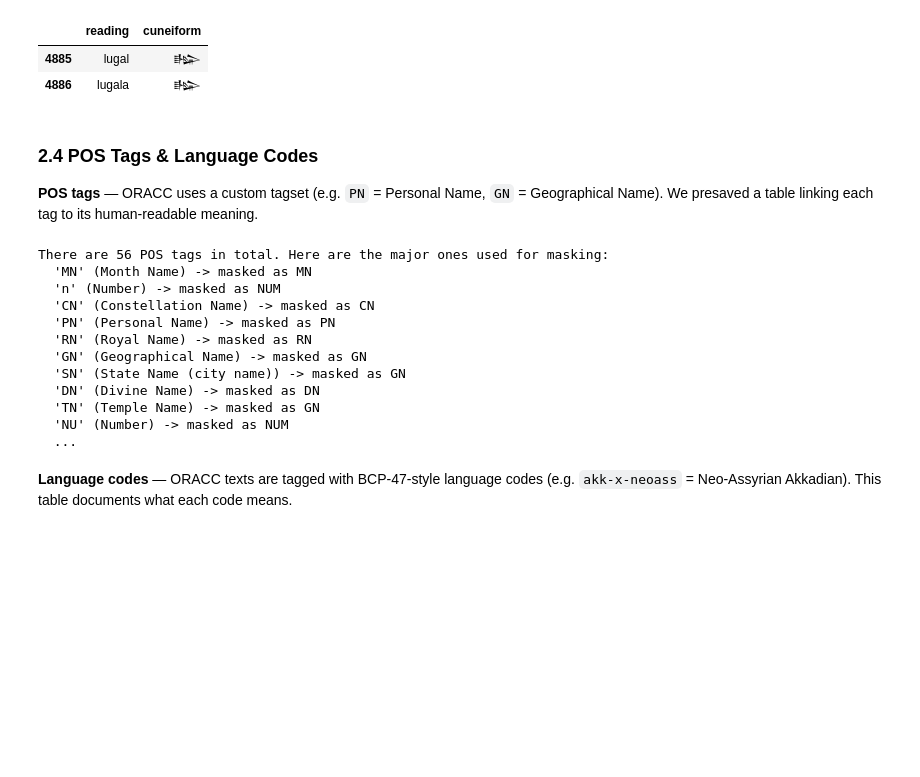
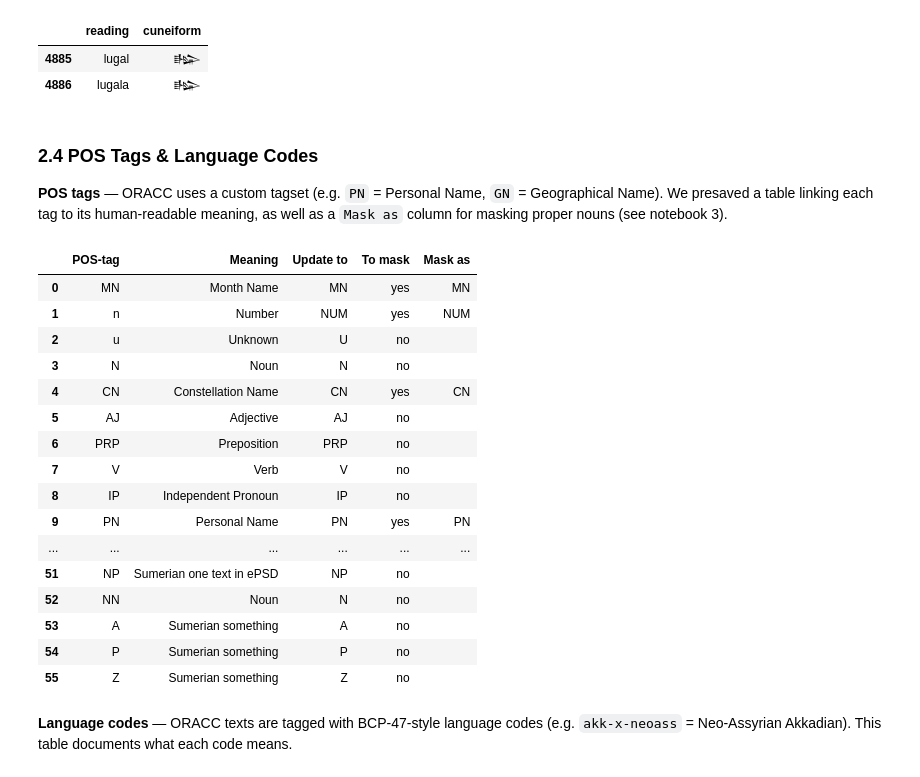
Before and after one commit to shaharspencer/oracc-parser, a Jupyter notebook: notebooks/02_reference_data.ipynb, the cells around one changed output. Saved outputs shown, nothing was run; the diff lists cells and outputs as text; code cells hidden in the pictures; blank space fills up the shorter version.

```diff
--- a/notebooks/02_reference_data.ipynb
+++ b/notebooks/02_reference_data.ipynb
@@ -280,27 +241,28 @@ Found 2 readings for 'lugal':
 ### 2.4 POS Tags & Language Codes
 
 **POS tags** — ORACC uses a custom tagset (e.g. `PN` = Personal Name, `GN` = Geographical Name).
-We presaved a table linking each tag to its human-readable meaning.
+We presaved a table linking each tag to its human-readable meaning, as well as a `Mask as` column for masking proper nouns (see notebook 3).
 # %%
 pos = reference_data.get_pos_tags()
-print(f"There are {len(pos)} POS tags in total. Here are the major ones used for masking:")
-major_masks = pos[pos['To mask'] == 'yes'][['POS-tag', 'Meaning', 'Mask as']].drop_duplicates()
-for _, row in major_masks.head(10).iterrows():
-    print(f"  '{row['POS-tag']}' ({row['Meaning']}) -> masked as {row['Mask as']}")
-print("  ...")
+display(pos.fillna(""))
 # %% [output]
-There are 56 POS tags in total. Here are the major ones used for masking:
-  'MN' (Month Name) -> masked as MN
-  'n' (Number) -> masked as NUM
-  'CN' (Constellation Name) -> masked as CN
-  'PN' (Personal Name) -> masked as PN
-  'RN' (Royal Name) -> masked as RN
-  'GN' (Geographical Name) -> masked as GN
-  'SN' (State Name (city name)) -> masked as GN
-  'DN' (Divine Name) -> masked as DN
-  'TN' (Temple Name) -> masked as GN
-  'NU' (Number) -> masked as NUM
-  ...
+|  | POS-tag | Meaning | Update to | To mask | Mask as |
+| 0 | MN | Month Name | MN | yes | MN |
+| 1 | n | Number | NUM | yes | NUM |
+| 2 | u | Unknown | U | no |  |
+| 3 | N | Noun | N | no |  |
+| 4 | CN | Constellation Name | CN | yes | CN |
+| 5 | AJ | Adjective | AJ | no |  |
+| 6 | PRP | Preposition | PRP | no |  |
+| 7 | V | Verb | V | no |  |
+| 8 | IP | Independent Pronoun | IP | no |  |
+| 9 | PN | Personal Name | PN | yes | PN |
+| ... | ... | ... | ... | ... | ... |
+| 51 | NP | Sumerian one text in ePSD | NP | no |  |
+| 52 | NN | Noun | N | no |  |
+| 53 | A | Sumerian something | A | no |  |
+| 54 | P | Sumerian something | P | no |  |
+| 55 | Z | Sumerian something | Z | no |  |
 # %% [markdown]
 **Language codes** — ORACC texts are tagged with BCP-47-style language codes
 (e.g. `akk-x-neoass` = Neo-Assyrian Akkadian). This table documents what each code means.
```
Also changed, not shown: parts of 10 cells of this notebook, 42 other files.
